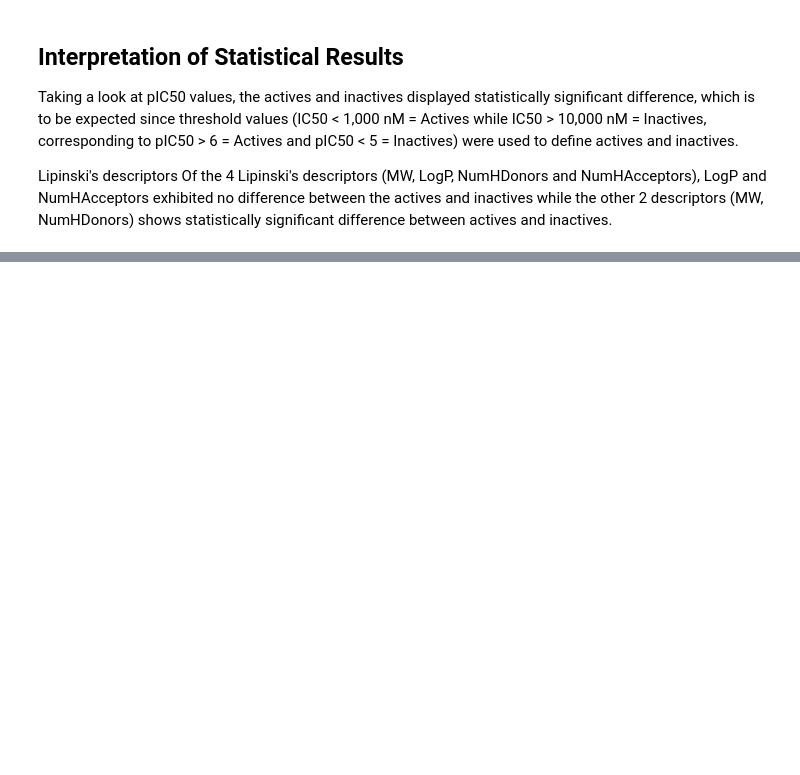
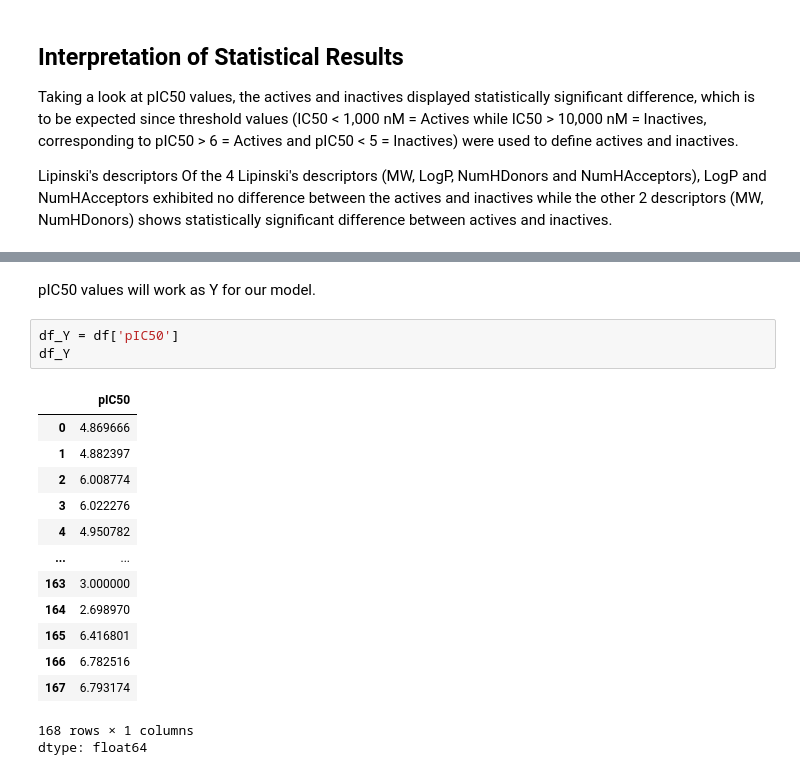
Before and after one commit to dev-saad808/BioInfo-Drug-Discovery, a Jupyter notebook: Drug_Discovery.ipynb, the cells around one changed output, grey strips where cells are left out. Drawn from its saved outputs; the diff is of its cells as text; blank space fills up the shorter version.

```diff
--- a/Drug_Discovery.ipynb
+++ b/Drug_Discovery.ipynb
@@ -642,0 +772,20 @@ Of the 4 Lipinski's descriptors (MW, LogP, NumHDonors and NumHAcceptors), LogP a
+# %% [markdown]
+pIC50 values will work as Y for our model.
+# %%
+df_Y = df['pIC50']
+df_Y
+# %% [output]
+|  | pIC50 |
+| 0 | 4.869666 |
+| 1 | 4.882397 |
+| 2 | 6.008774 |
+| 3 | 6.022276 |
+| 4 | 4.950782 |
+| ... | ... |
+| 163 | 3.000000 |
+| 164 | 2.698970 |
+| 165 | 6.416801 |
+| 166 | 6.782516 |
+| 167 | 6.793174 |
+168 rows × 1 columns
+dtype: float64
```
Also changed, not shown: parts of 25 cells of this notebook.
